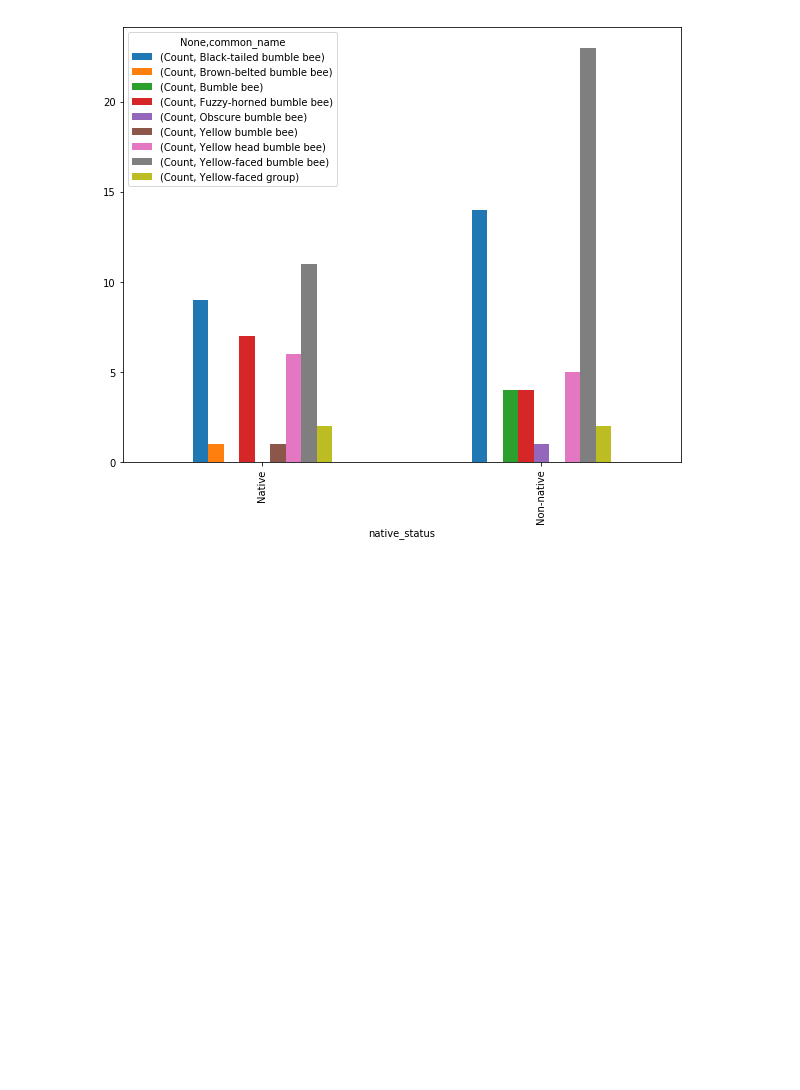
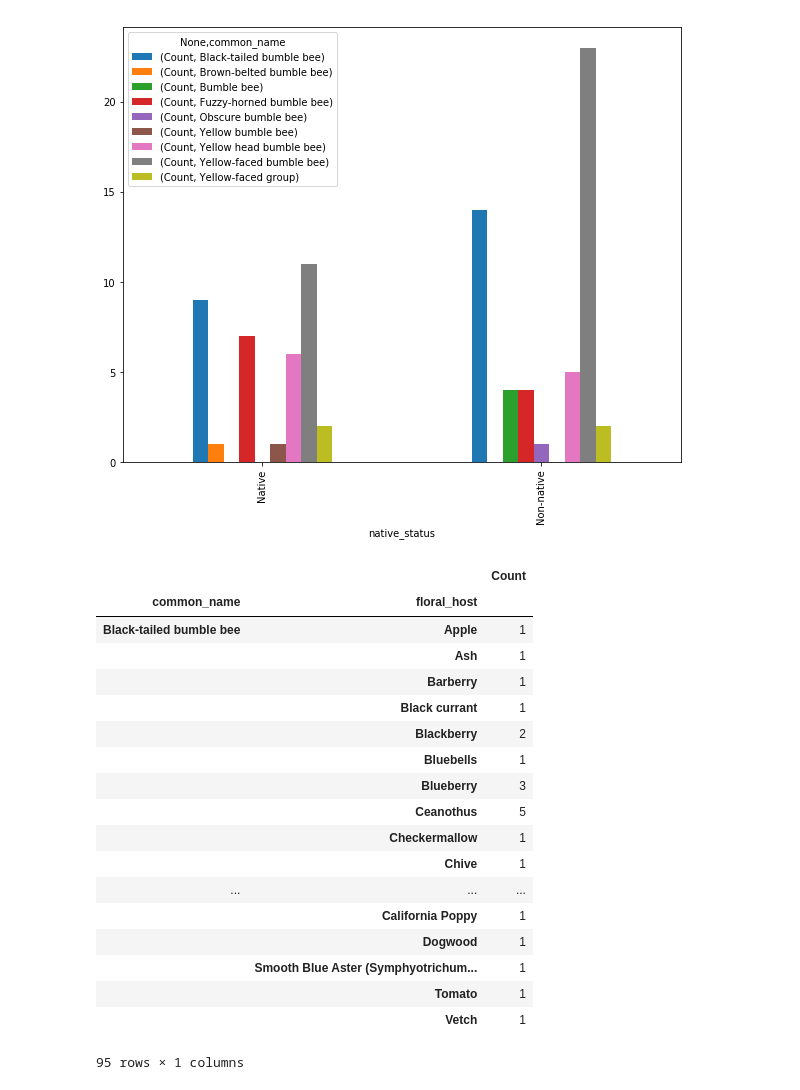
Before and after one commit to mike-jolliffe/Projects, a Jupyter notebook: Bumblebees/bee_data_exploration.ipynb, the cells around one changed output. Cells and saved outputs as stored; diff of their text form; code cells hidden in the pictures; blank space fills up the shorter version.

Commit message:
broke out floral host num visits by each bee species

```diff
--- a/Bumblebees/bee_data_exploration.ipynb
+++ b/Bumblebees/bee_data_exploration.ipynb
@@ -91,3 +94,28 @@ counts_compare.unstack(level=1).plot(kind='bar', subplots=False, figsize=(10,8))
 # %% [output]
 <matplotlib.axes._subplots.AxesSubplot at 0x...>
 [figure]
+# %%
+verified_sightings
+bee_flower = pd.DataFrame(verified_sightings.groupby(['common_name', 'floral_host']).size())
+bee_flower.columns = ['Count']
+bee_flower
+# %% [output]
+|  |  | Count |
+| common_name | floral_host |  |
+| Black-tailed bumble bee | Apple | 1 |
+|  | Ash | 1 |
+|  | Barberry | 1 |
+|  | Black currant | 1 |
+|  | Blackberry | 2 |
+|  | Bluebells | 1 |
+|  | Blueberry | 3 |
+|  | Ceanothus | 5 |
+|  | Checkermallow | 1 |
+|  | Chive | 1 |
+| ... | ... | ... |
+|  | California Poppy | 1 |
+|  | Dogwood | 1 |
+|  | Smooth Blue Aster (Symphyotrichum... | 1 |
+|  | Tomato | 1 |
+|  | Vetch | 1 |
+95 rows × 1 columns
```
Also changed, not shown: parts of 1 cell of this notebook.
